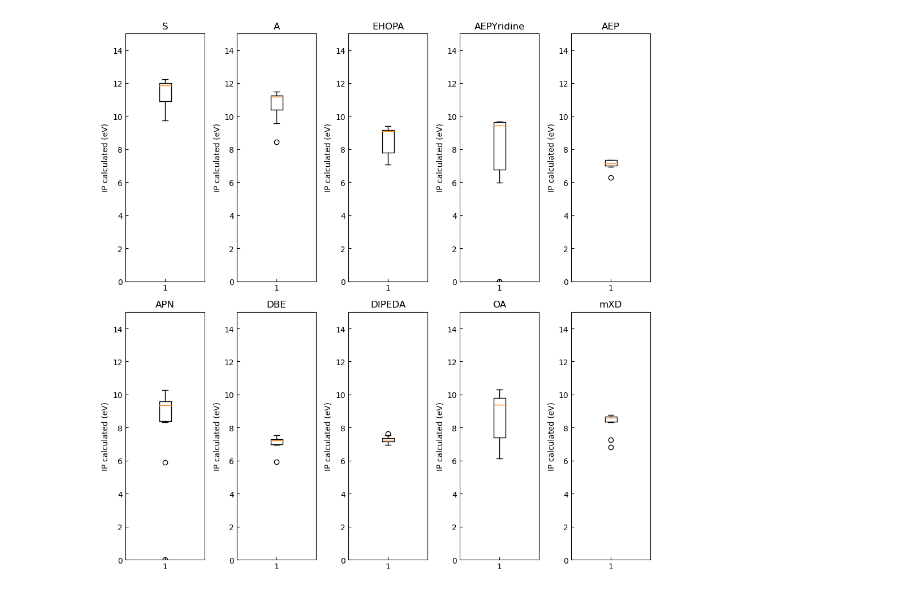
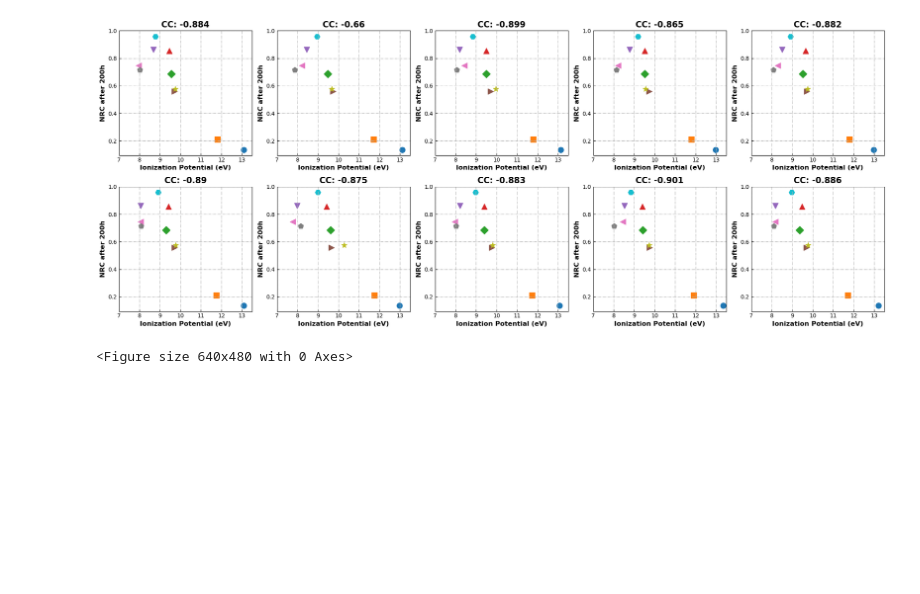
Before and after one commit to thyheal/electret_cal, a Jupyter notebook: flow.ipynb, the cells around one changed output. Saved outputs shown, nothing was run; the diff lists cells and outputs as text; code cells hidden in the pictures; blank space fills up the shorter version.

```diff
--- a/flow.ipynb
+++ b/flow.ipynb
@@ -107,3 +223,39 @@ table
+# %%
+fig, axes = plt.subplots(2, 5, figsize=(20, 8))
+
+# 示例形状和标签
+shapes = ['o', 's', 'D', '^', 'v', '>', '<', 'p', '*', 'H']
+
+for j, ax in enumerate(axes.ravel()):
+    if j < len(name_list):
+        # 创建散点图并指定不同的形状和标签
+        shapes = ['o', 's', 'D', '^', 'v', '>', '<', 'p', '*', 'H']
+        labels = [f'{name_list[i]}' for i in range(10)]
+        co = round(np.corrcoef(rdkit_df.iloc[j,:], psp)[0,1],3)
+        # 创建散点图并指定不同的形状和标签
+        ax.tick_params(axis='both', direction='in', which='both')
+        ax.grid(linestyle='-.')
+        for i in range(10):
+            ax.scatter(rdkit_df.iloc[j,:][i], psp[i], marker=shapes[i], label=labels[i], s=100)  # 每个点的形状和标签
+        # 添加图例
+        # plt.legend(loc='upper left', bbox_to_anchor=(0.02, 0.98), ncol=2, title="CYTOP")
+        # plt.legend(loc='lower left', bbox_to_anchor=(0.02, 0.02), ncol=2, title="CYTOP")
+        # 设置图形标题和坐标轴标签
+        ax.set_title(f"CC: {co}",fontsize=15,fontweight='bold')
+        ax.set_xlabel("Ionization Potential (eV)",fontsize=12,fontweight='bold')
+        ax.tick_params(axis='both', direction='in', which='both')
+        ax.set_xlim(7,13.5)
+        ax.set_ylabel("NRC after 200h",fontsize=12,fontweight='bold')
+plt.tight_layout()
+# 显示图形
+plt.savefig('random.png',dpi=300)
+plt.show()
+
+# 调整子图之间的间距
+plt.tight_layout()
+# %% [output]
+[figure, added]
+<Figure size 640x480 with 0 Axes>
 # %%
 def time_calculation(log):
     with open(log, 'r') as file:
@@ -135,25 +287,0 @@ table.to_csv('CYTOP_m062x_6-311G(2d,p)_time.csv', index=False)# max(time)
-# %%
-import numpy as np
-import matplotlib.pyplot as plt
-import scipy.stats as stats
-# 示例数据，替换为你的IP值数据
-# 统计描述
-
-m062x_ip_dict_mean = {}
-m062x_ip_dict_median = {}
-
-fig, axes = plt.subplots(nrows=2, ncols=5, figsize=(10, 10))
-for i, ax in enumerate(axes.flat):
-    m062x_ip_dict_mean[name_list[i]] = np.mean(IP[i*10:10*i+10])
-    m062x_ip_dict_median[name_list[i]] = np.mean(IP[i*10:10*i+10])
-    ax.boxplot(IP[i*10:10*i+10], vert=True)  # 绘制箱型图
-    ax.set_ylabel('IP calculated (eV)')
-    ax.tick_params(axis='both', direction='in')  # 'both'表示x和y轴都调整
-    ax.set_ylim(0,15)
-    ax.set_title(f'{name_list[i]}')
-plt.tight_layout()
-plt.savefig('CYTOP_m062x_6-311G(2d_p)_IP.png', dpi=300)
-
-plt.show()
-# %% [output]
-[figure, removed]
```
Also changed, not shown: parts of 25 cells of this notebook, 1 other file.
